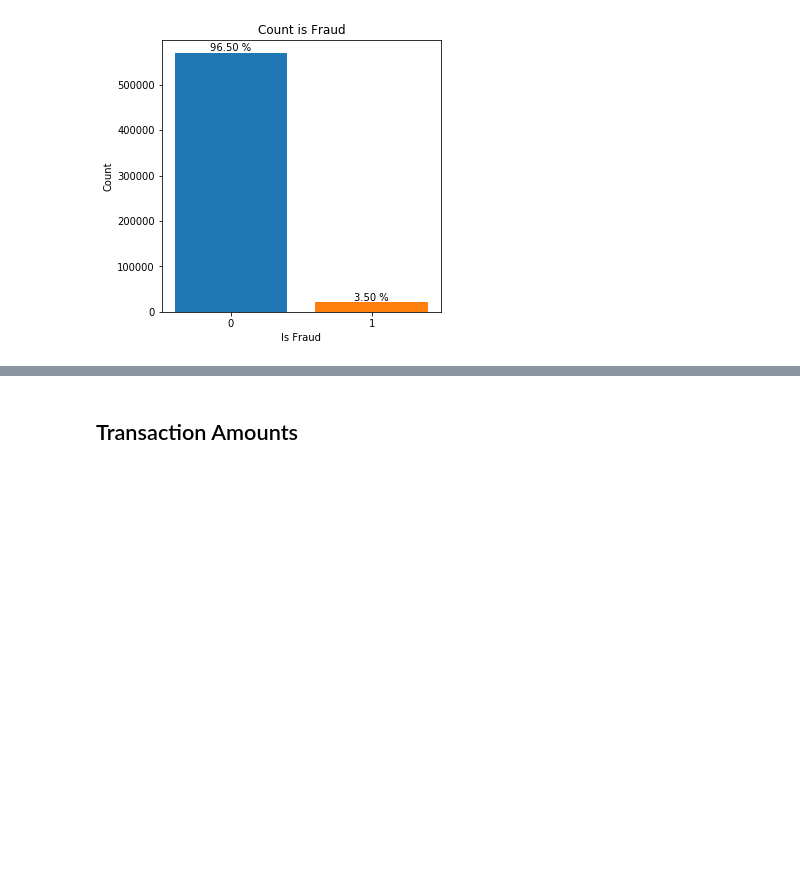
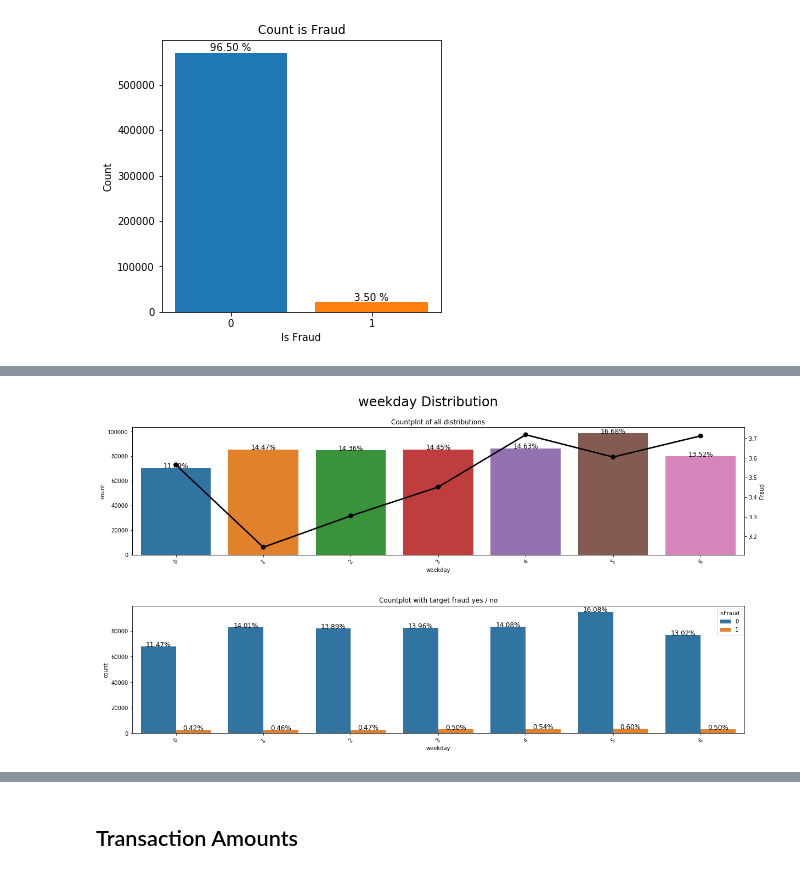
Before and after one commit to AlessandroVol23/ieee_cis_fraud_detection_kaggle, a Jupyter notebook: notebooks/0.1_AV_EDA.ipynb, the cells around one changed output, grey strips where cells are left out. Drawn from its saved outputs; the diff is of its cells as text; code cells hidden in the pictures; blank space fills up the shorter version.

```diff
--- a/notebooks/0.1_AV_EDA.ipynb
+++ b/notebooks/0.1_AV_EDA.ipynb
@@ -85,0 +206,4 @@ for rect, label in zip(rects, labels):
+# %%
+plot_cnt_distribution(df_transaction, 'weekday', False)
+# %% [output]
+[figure, added]
```
Also changed, not shown: parts of 36 cells of this notebook.
